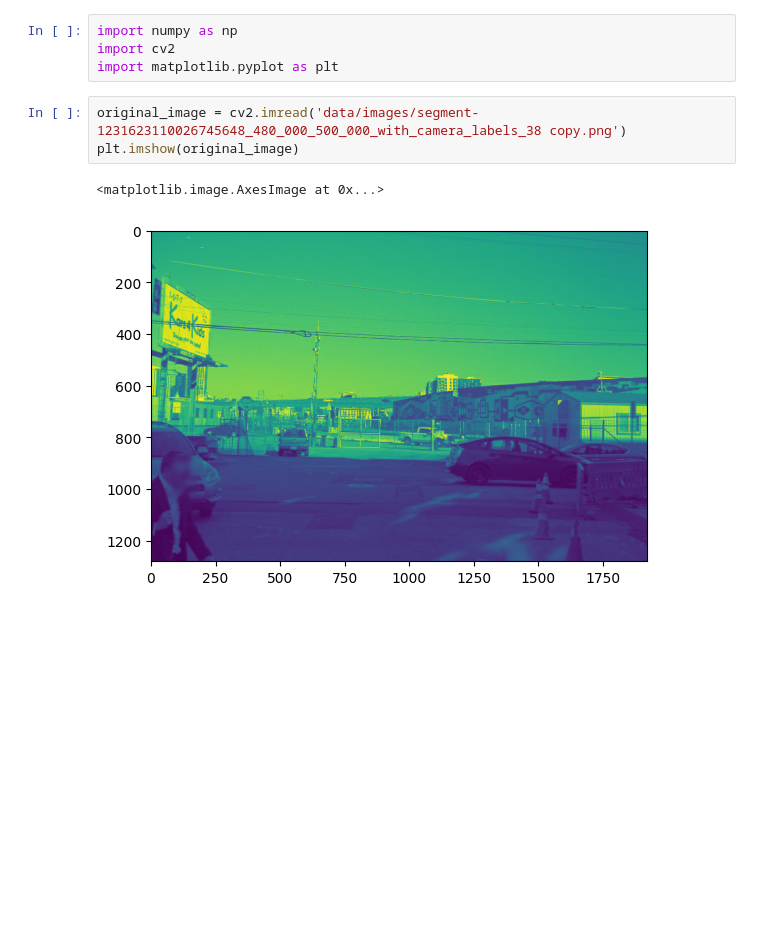
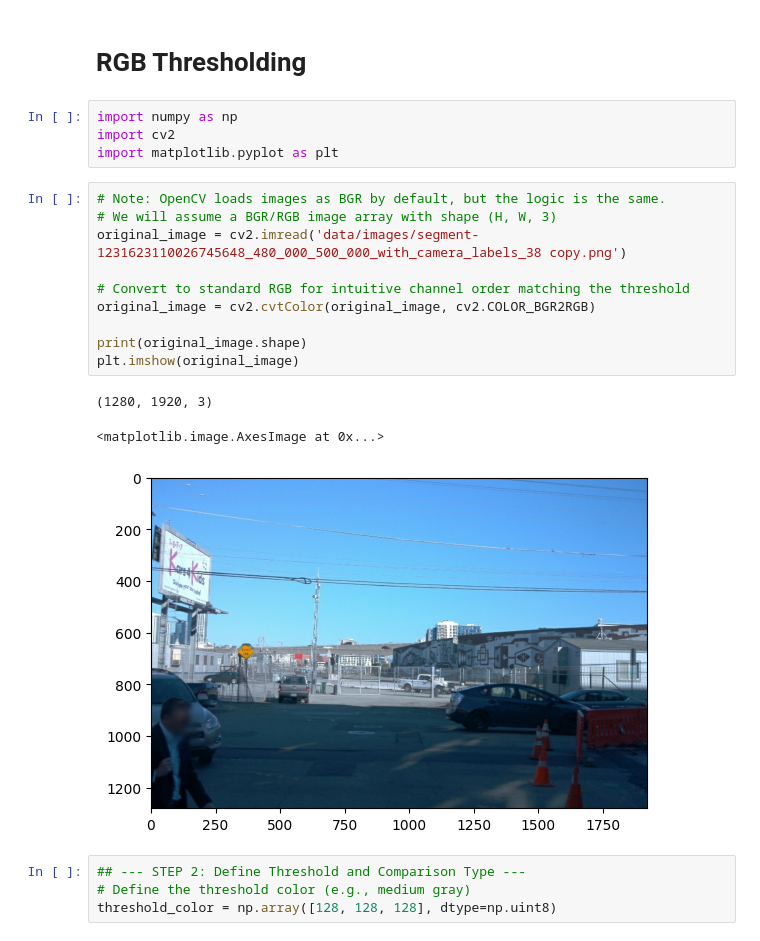
Before and after one commit to ParisaMousavi/cd0360-Introduction-to-Computer-Vision, a Jupyter notebook: image-manipulation/solution.ipynb, the cells around one changed output. Cells and saved outputs as stored; diff of their text form; blank space fills up the shorter version.

Commit message:
RGB Thresholding

```diff
--- a/image-manipulation/solution.ipynb
+++ b/image-manipulation/solution.ipynb
@@ -1,10 +1,24 @@
+# %% [markdown]
+# RGB Thresholding
 # %%
 import numpy as np
 import cv2
 import matplotlib.pyplot as plt
 # %%
+# Note: OpenCV loads images as BGR by default, but the logic is the same.
+# We will assume a BGR/RGB image array with shape (H, W, 3)
 original_image = cv2.imread('data/images/segment-1231623110026745648_480_000_500_000_with_camera_labels_38 copy.png')
+
+# Convert to standard RGB for intuitive channel order matching the threshold
+original_image = cv2.cvtColor(original_image, cv2.COLOR_BGR2RGB)
+
+print(original_image.shape)
 plt.imshow(original_image)
 # %% [output]
-<matplotlib.image.AxesImage at 0x...>
+(1280, 1920, 3)
+<matplotlib.image.AxesImage at 0x...>
-[figure, old version]
+[figure, new version]
+# %%
+## --- STEP 2: Define Threshold and Comparison Type ---
+# Define the threshold color (e.g., medium gray)
+threshold_color = np.array([128, 128, 128], dtype=np.uint8)
```
Also changed, not shown: parts of 6 cells of this notebook.
